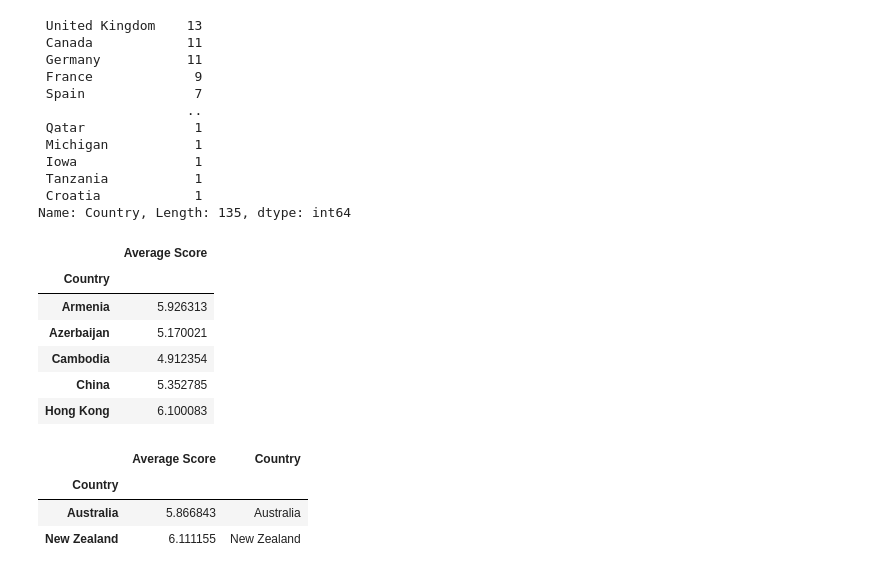
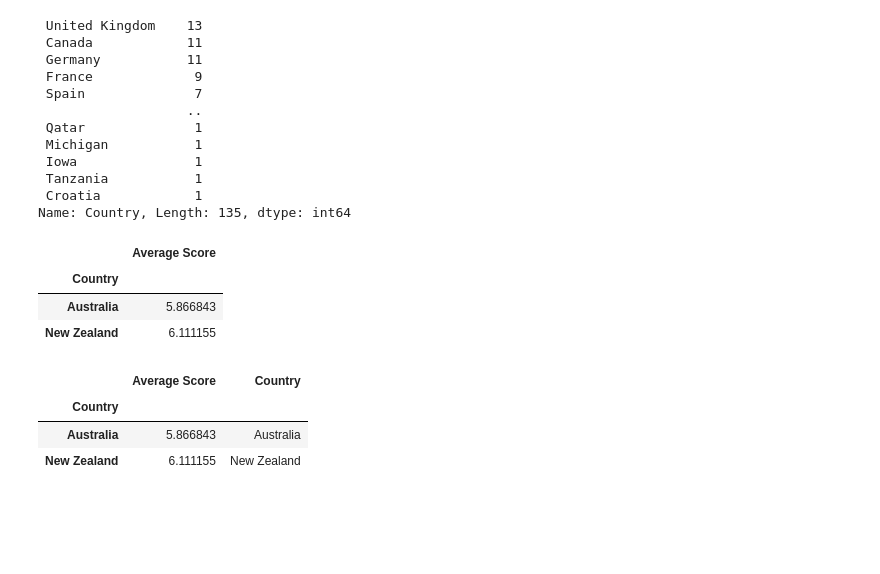
Before and after one commit to Lydia-Arocena/PROJECT2-Data-Pipeline, a Jupyter notebook: Notebooks/Visualización.ipynb, the cells around one changed output. Drawn from its saved outputs; the diff is of its cells as text; code cells hidden in the pictures; blank space fills up the shorter version.

```diff
--- a/Notebooks/Visualización.ipynb
+++ b/Notebooks/Visualización.ipynb
@@ -73,15 +76,12 @@ asia2=asia.groupby("Country").agg({"Average Score": "mean"})
 south_america2=south_america.groupby("Country").agg({"Average Score": "mean"})
 africa2=africa.groupby("Country").agg({"Average Score": "mean"})
 # %%
-asia2.head()
+oceania2.head()
 # %% [output]
 |  | Average Score |
 | Country |  |
-| Armenia | 5.926313 |
-| Azerbaijan | 5.170021 |
-| Cambodia | 4.912354 |
-| China | 5.352785 |
-| Hong Kong | 6.100083 |
+| Australia | 5.866843 |
+| New Zealand | 6.111155 |
 # %%
 europe2['Country'] = europe2.index
 oceania2['Country'] = oceania2.index
```
Also changed, not shown: parts of 24 cells of this notebook.
